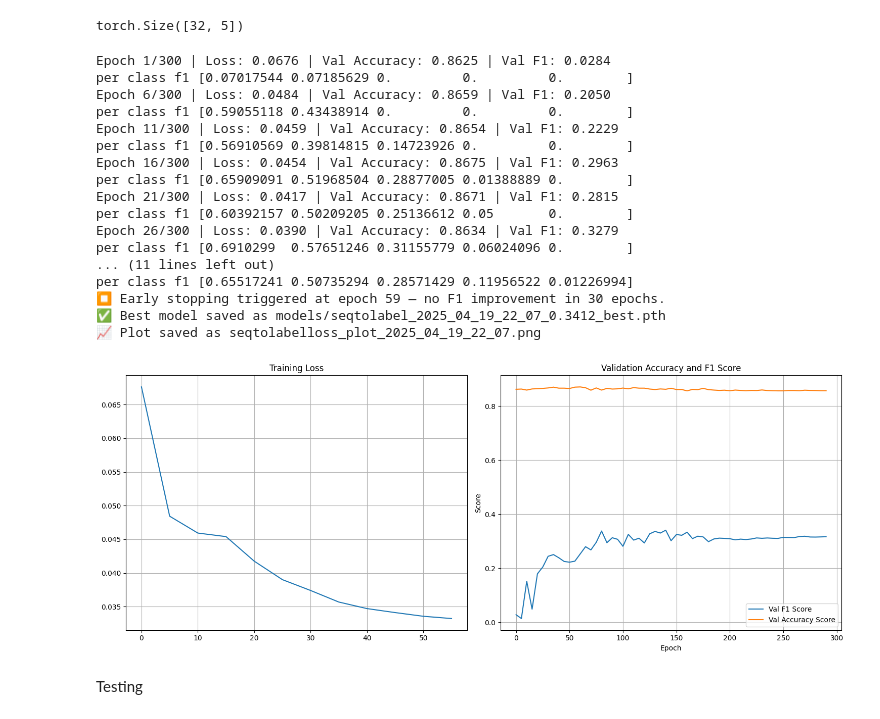
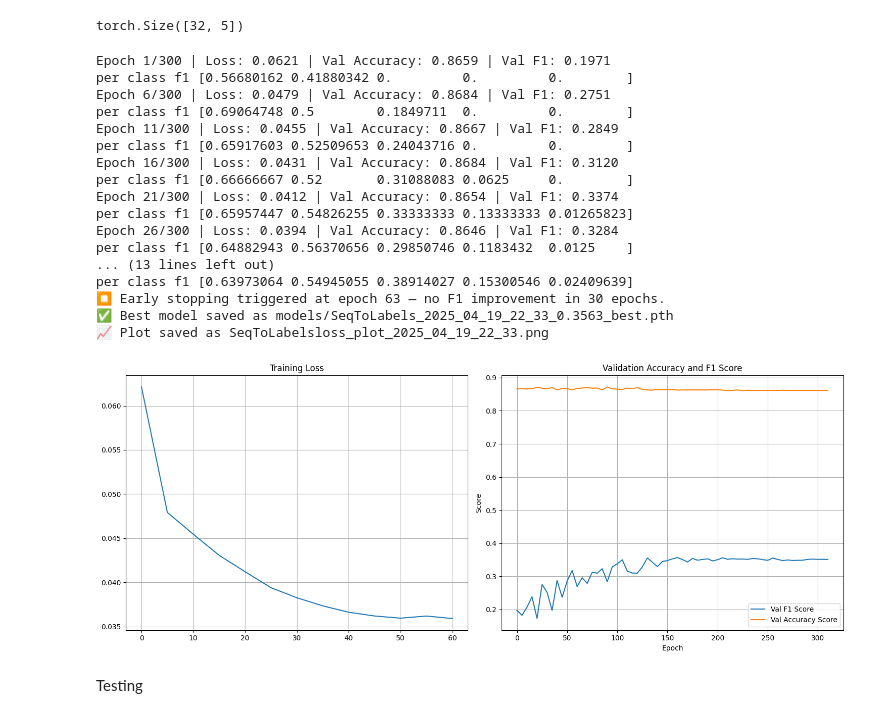
Before and after one commit to TomPiccio/Lightning_Risk_Prediction, a Jupyter notebook: LSTM/seq_to_class.ipynb, the cells around one changed output. Cells and saved outputs as stored; diff of their text form; code cells hidden in the pictures.

Commit message:
chore: added in best model for lstm

```diff
--- a/LSTM/seq_to_class.ipynb
+++ b/LSTM/seq_to_class.ipynb
@@ -226,7 +226,7 @@ class FocalLoss(nn.Module):
 # %%
 from sklearn.metrics import f1_score, accuracy_score
 
-def train(dataloader, model, num_epochs, learning_rate, val_dataloader, device='cuda', model_name='model'):
+def train(dataloader, model, num_epochs, learning_rate, val_dataloader, device='cuda', model_name='lstmWattention'):
     model.to(device)
 
     # criterion = nn.BCELoss()
@@ -338,37 +338,37 @@ def train(dataloader, model, num_epochs, learning_rate, val_dataloader, device='
 
     return avg_loss_history, val_f1_history
 # %%
-# lightning_model = LightningRiskPredictor(hours_lookback=2, input_dim=35)
-lightning_model = LightningLSTMAttn(hours_lookback=2, input_dim=35)
+lightning_model = LightningRiskPredictor(hours_lookback=2, input_dim=35)
+# lightning_model = LightningLSTMAttn(hours_lookback=2, input_dim=35)
 
 train_losses, val_accuracies = train(
     dataloader=train_loader,
     model=lightning_model,
     num_epochs=300,
     learning_rate=1e-3,
     val_dataloader=val_loader,
     device='cuda',
-    model_name="seqtolabel"
+    model_name="SeqToLabels"
 )
 # %% [output]
-Epoch 1/300 | Loss: 0.0676 | Val Accuracy: 0.8625 | Val F1: 0.0284
-per class f1 [0.07017544 0.07185629 0.         0.         0.        ]
-Epoch 6/300 | Loss: 0.0484 | Val Accuracy: 0.8659 | Val F1: 0.2050
-per class f1 [0.59055118 0.43438914 0.         0.         0.        ]
-Epoch 11/300 | Loss: 0.0459 | Val Accuracy: 0.8654 | Val F1: 0.2229
-per class f1 [0.56910569 0.39814815 0.14723926 0.         0.        ]
-Epoch 16/300 | Loss: 0.0454 | Val Accuracy: 0.8675 | Val F1: 0.2963
-per class f1 [0.65909091 0.51968504 0.28877005 0.01388889 0.        ]
-Epoch 21/300 | Loss: 0.0417 | Val Accuracy: 0.8671 | Val F1: 0.2815
-per class f1 [0.60392157 0.50209205 0.25136612 0.05       0.        ]
-Epoch 26/300 | Loss: 0.0390 | Val Accuracy: 0.8634 | Val F1: 0.3279
-per class f1 [0.6910299  0.57651246 0.31155779 0.06024096 0.        ]
-... (11 lines left out)
-per class f1 [0.65517241 0.50735294 0.28571429 0.11956522 0.01226994]
-⏹️ Early stopping triggered at epoch 59 — no F1 improvement in 30 epochs.
-✅ Best model saved as models/seqtolabel_2025_04_19_22_07_0.3412_best.pth
-📈 Plot saved as seqtolabelloss_plot_2025_04_19_22_07.png
+Epoch 1/300 | Loss: 0.0621 | Val Accuracy: 0.8659 | Val F1: 0.1971
+per class f1 [0.56680162 0.41880342 0.         0.         0.        ]
+Epoch 6/300 | Loss: 0.0479 | Val Accuracy: 0.8684 | Val F1: 0.2751
+per class f1 [0.69064748 0.5        0.1849711  0.         0.        ]
+Epoch 11/300 | Loss: 0.0455 | Val Accuracy: 0.8667 | Val F1: 0.2849
+per class f1 [0.65917603 0.52509653 0.24043716 0.         0.        ]
+Epoch 16/300 | Loss: 0.0431 | Val Accuracy: 0.8684 | Val F1: 0.3120
+per class f1 [0.66666667 0.52       0.31088083 0.0625     0.        ]
+Epoch 21/300 | Loss: 0.0412 | Val Accuracy: 0.8654 | Val F1: 0.3374
+per class f1 [0.65957447 0.54826255 0.33333333 0.13333333 0.01265823]
+Epoch 26/300 | Loss: 0.0394 | Val Accuracy: 0.8646 | Val F1: 0.3284
+per class f1 [0.64882943 0.56370656 0.29850746 0.1183432  0.0125    ]
+... (13 lines left out)
+per class f1 [0.63973064 0.54945055 0.38914027 0.15300546 0.02409639]
+⏹️ Early stopping triggered at epoch 63 — no F1 improvement in 30 epochs.
+✅ Best model saved as models/SeqToLabels_2025_04_19_22_33_0.3563_best.pth
+📈 Plot saved as SeqToLabelsloss_plot_2025_04_19_22_33.png
-[figure, old version]
+[figure, new version]
 # %% [markdown]
 Testing
 # %%
```
Also changed, not shown: parts of 1 cell of this notebook, 3 other files.
